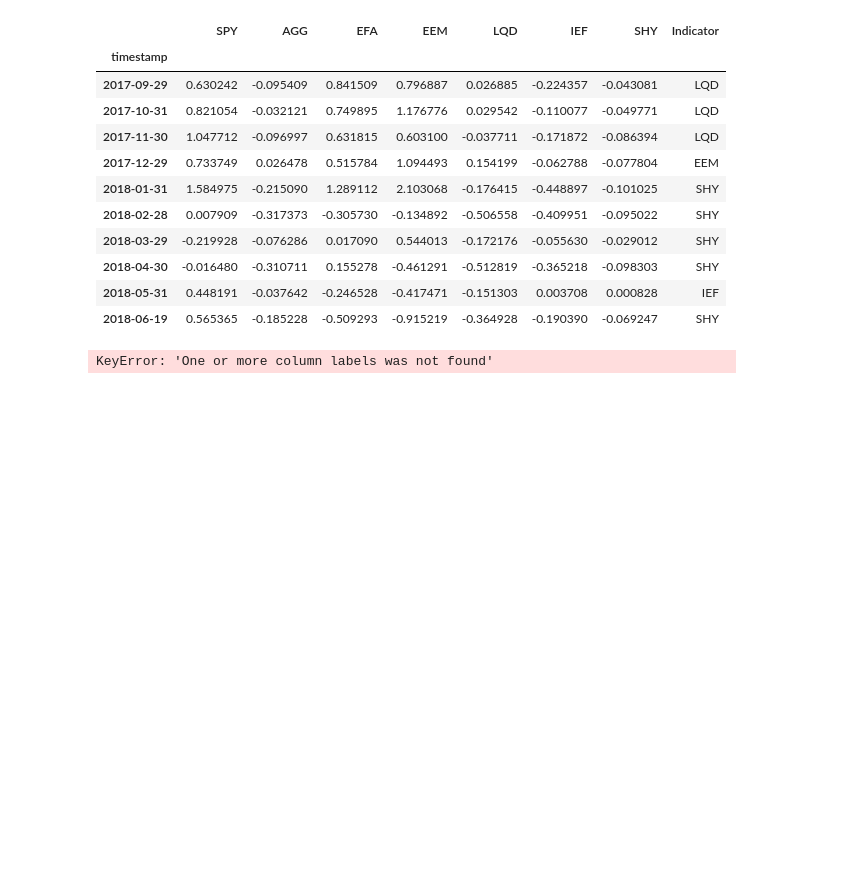
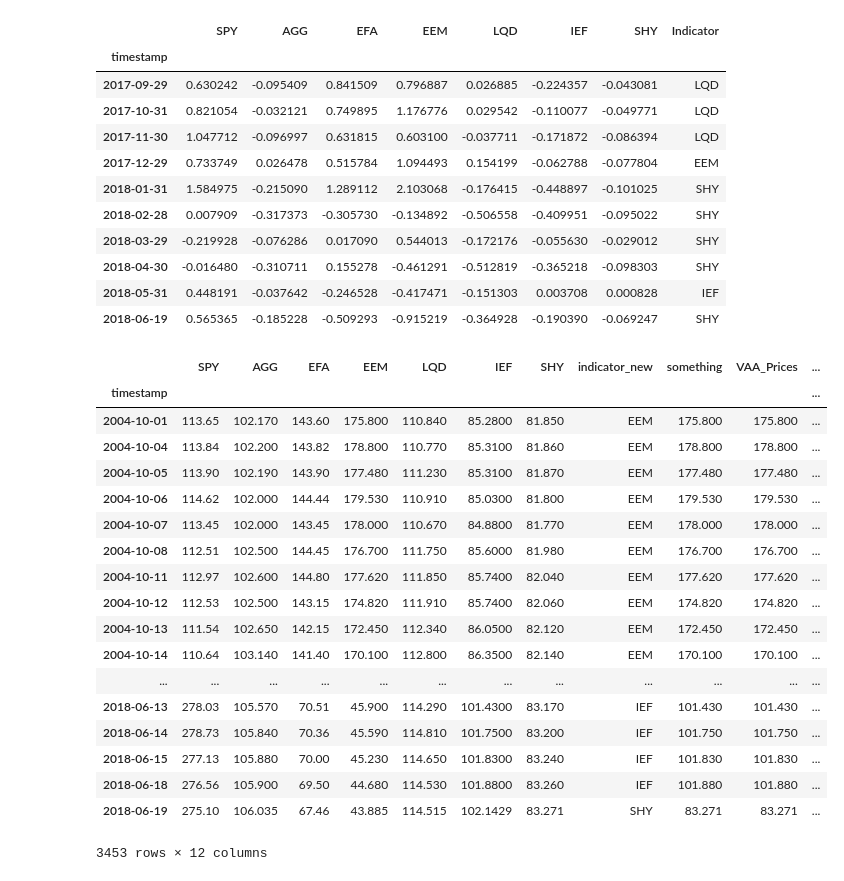
Before and after one commit to xexx12345/MISC, a Jupyter notebook: VAA-Performance.ipynb, the cells around one changed output. Drawn from its saved outputs; the diff is of its cells as text; code cells hidden in the pictures; blank space fills up the shorter version.

```diff
--- a/VAA-Performance.ipynb
+++ b/VAA-Performance.ipynb
@@ -106,10 +106,6 @@ Maindf_Daily_MOMP['Indicator Daily'] = np.where(Maindf_Daily_MOMP[['SPY','AGG','
 test = Maindf_Daily.join(Maindf_EOM_VAA, how = "left")
 # %%
 test['indicator_new'] = test.indicator.ffill()
-# %%
-test['something'] = test.lookup(test.index, test['indicator_new'])
-# %% [output]
-KeyError: 'One or more column labels was not found'
 # %%
 df = test[['SPY','AGG','EFA','EEM','LQD','IEF','SHY','indicator_new']].dropna()
 # %%
@@ -119,0 +117,22 @@ df.to_csv('test1.csv')
+# %%
+df
+# %% [output]
+|  | SPY | AGG | EFA | EEM | LQD | IEF | SHY | indicator_new | something | VAA_Prices | ... |
+| timestamp |  |  |  |  |  |  |  |  |  |  | ... |
+| 2004-10-01 | 113.65 | 102.170 | 143.60 | 175.800 | 110.840 | 85.2800 | 81.850 | EEM | 175.800 | 175.800 | ... |
+| 2004-10-04 | 113.84 | 102.200 | 143.82 | 178.800 | 110.770 | 85.3100 | 81.860 | EEM | 178.800 | 178.800 | ... |
+| 2004-10-05 | 113.90 | 102.190 | 143.90 | 177.480 | 111.230 | 85.3100 | 81.870 | EEM | 177.480 | 177.480 | ... |
+| 2004-10-06 | 114.62 | 102.000 | 144.44 | 179.530 | 110.910 | 85.0300 | 81.800 | EEM | 179.530 | 179.530 | ... |
+| 2004-10-07 | 113.45 | 102.000 | 143.45 | 178.000 | 110.670 | 84.8800 | 81.770 | EEM | 178.000 | 178.000 | ... |
+| 2004-10-08 | 112.51 | 102.500 | 144.45 | 176.700 | 111.750 | 85.6000 | 81.980 | EEM | 176.700 | 176.700 | ... |
+| 2004-10-11 | 112.97 | 102.600 | 144.80 | 177.620 | 111.850 | 85.7400 | 82.040 | EEM | 177.620 | 177.620 | ... |
+| 2004-10-12 | 112.53 | 102.500 | 143.15 | 174.820 | 111.910 | 85.7400 | 82.060 | EEM | 174.820 | 174.820 | ... |
+| 2004-10-13 | 111.54 | 102.650 | 142.15 | 172.450 | 112.340 | 86.0500 | 82.120 | EEM | 172.450 | 172.450 | ... |
+| 2004-10-14 | 110.64 | 103.140 | 141.40 | 170.100 | 112.800 | 86.3500 | 82.140 | EEM | 170.100 | 170.100 | ... |
+| ... | ... | ... | ... | ... | ... | ... | ... | ... | ... | ... | ... |
+| 2018-06-13 | 278.03 | 105.570 | 70.51 | 45.900 | 114.290 | 101.4300 | 83.170 | IEF | 101.430 | 101.430 | ... |
+| 2018-06-14 | 278.73 | 105.840 | 70.36 | 45.590 | 114.810 | 101.7500 | 83.200 | IEF | 101.750 | 101.750 | ... |
+| 2018-06-15 | 277.13 | 105.880 | 70.00 | 45.230 | 114.650 | 101.8300 | 83.240 | IEF | 101.830 | 101.830 | ... |
+| 2018-06-18 | 276.56 | 105.900 | 69.50 | 44.680 | 114.530 | 101.8800 | 83.260 | IEF | 101.880 | 101.880 | ... |
+| 2018-06-19 | 275.10 | 106.035 | 67.46 | 43.885 | 114.515 | 102.1429 | 83.271 | SHY | 83.271 | 83.271 | ... |
+3453 rows × 12 columns
```
Also changed, not shown: parts of 4 cells of this notebook, 1 other file.
